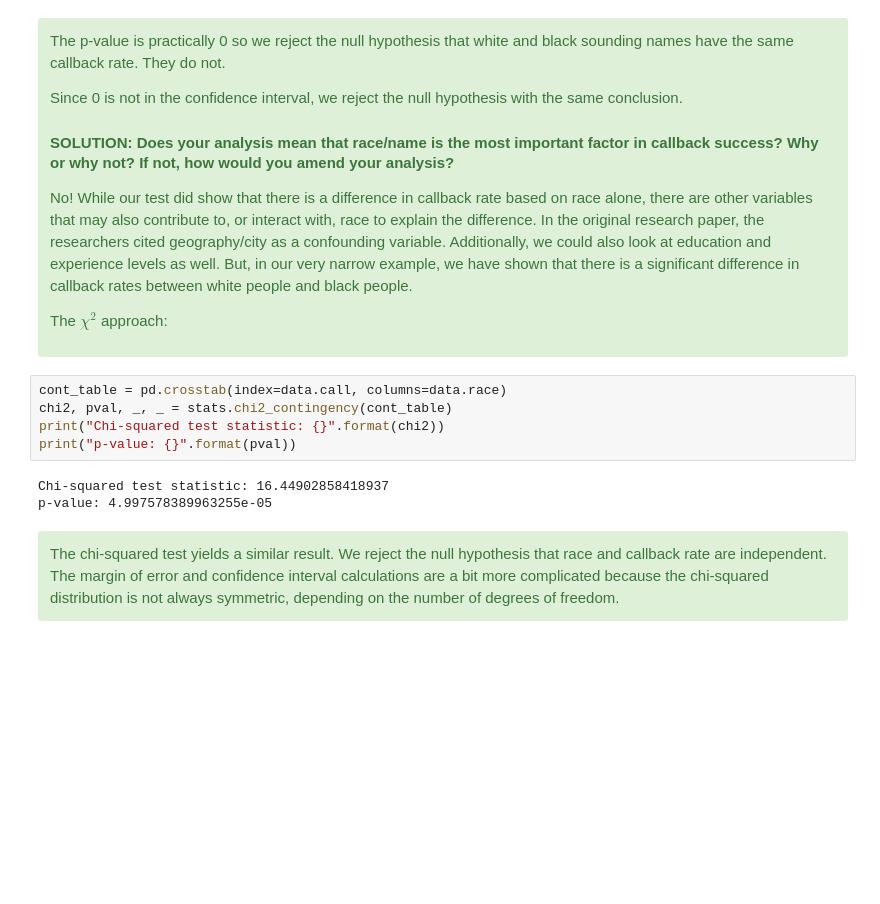
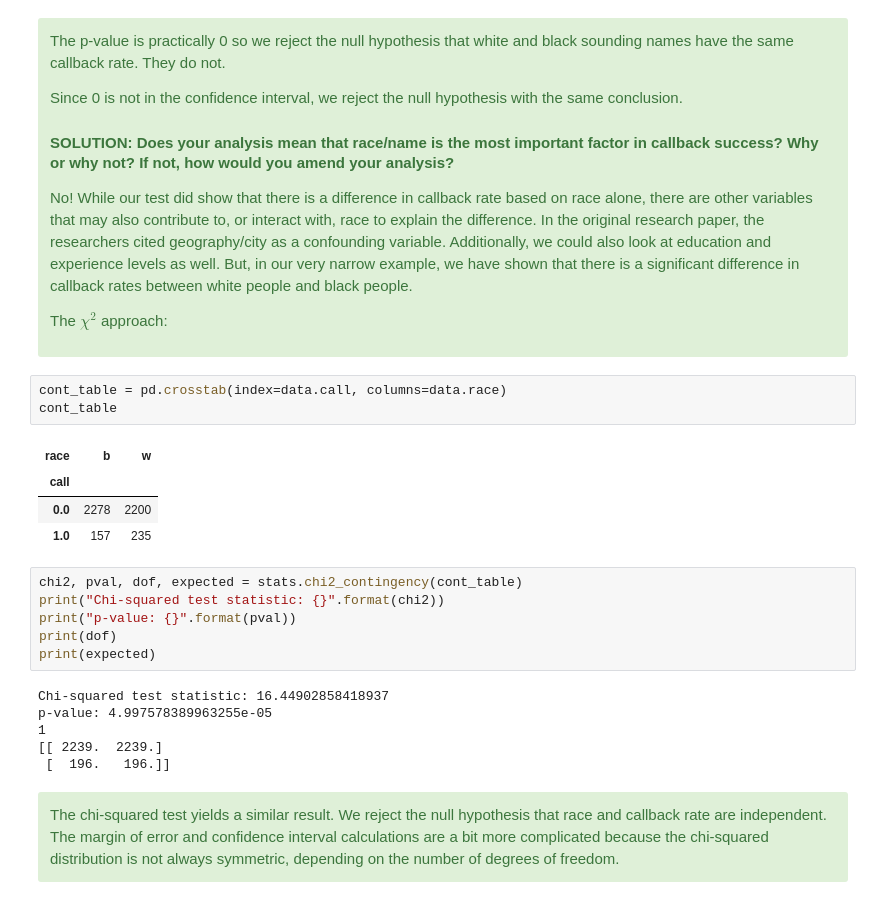
Before and after one commit to mdugar/AR, a Jupyter notebook: EDA Projects/Project-Examine Racial Discrimination Using EDA/EDA_racial_discrimination/sliderule_dsi_inferential_statistics_exercise_2.ipynb, the cells around one changed output. Cells and saved outputs as stored; diff of their text form; blank space fills up the shorter version.

```diff
--- a/EDA Projects/Project-Examine Racial Discrimination Using EDA/EDA_racial_discrimination/sliderule_dsi_inferential_statistics_exercise_2.ipynb
+++ b/EDA Projects/Project-Examine Racial Discrimination Using EDA/EDA_racial_discrimination/sliderule_dsi_inferential_statistics_exercise_2.ipynb
@@ -155,14 +159,26 @@ Confidence interval: [ 0.01675094  0.04731477]
 
 <p>The $\chi^2$ approach:</p>
 </div>
+# %%
+cont_table = pd.crosstab(index=data.call, columns=data.race)
+cont_table
+# %% [output]
+| race | b | w |
+| call |  |  |
+| 0.0 | 2278 | 2200 |
+| 1.0 | 157 | 235 |
 # %%
-cont_table = pd.crosstab(index=data.call, columns=data.race)
-chi2, pval, _, _ = stats.chi2_contingency(cont_table)
+chi2, pval, dof, expected = stats.chi2_contingency(cont_table)
 print("Chi-squared test statistic: {}".format(chi2))
 print("p-value: {}".format(pval))
+print(dof)
+print(expected)
 # %% [output]
 Chi-squared test statistic: 16.44902858418937
 p-value: 4.997578389963255e-05
+1
+[[ 2239.  2239.]
+ [  196.   196.]]
 # %% [markdown]
 <div class="span5 alert alert-success">
 The chi-squared test yields a similar result. We reject the null hypothesis that race and callback rate are independent. The margin of error and confidence interval calculations are a bit more complicated because the chi-squared distribution is not always symmetric, depending on the number of degrees of freedom.
```
Also changed, not shown: parts of 1 cell of this notebook.
